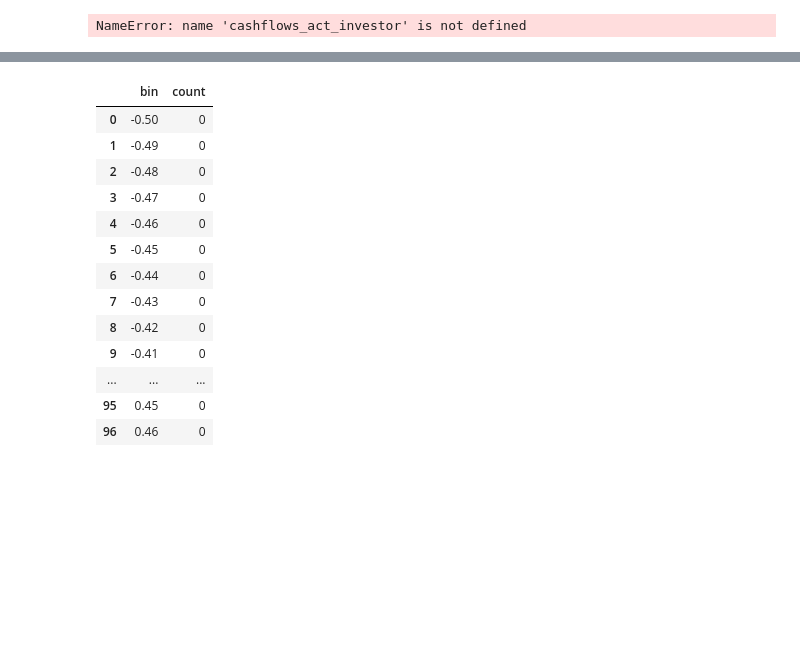
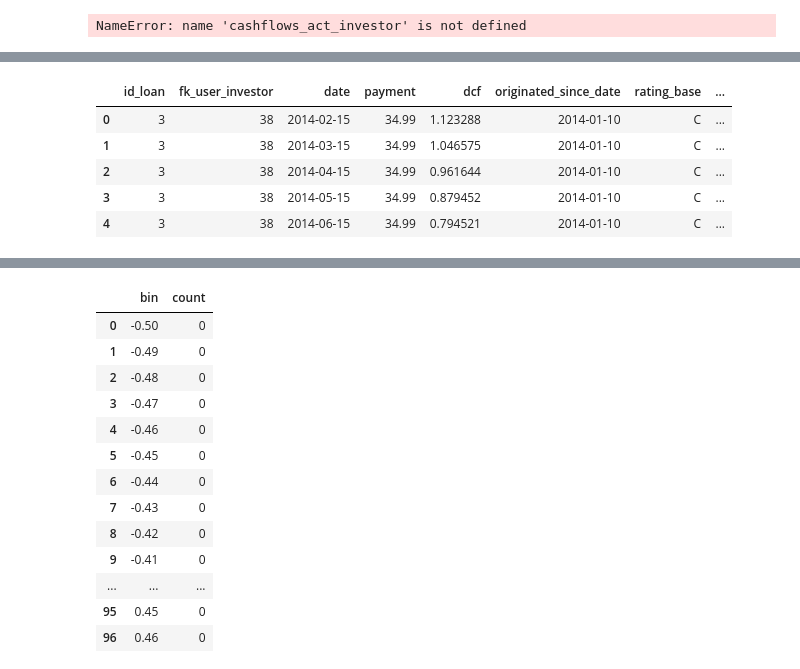
Before and after one commit to seanv507/IPython-Notebooks, a Jupyter notebook: returns01.ipynb, the cells around one changed output, grey strips where cells are left out. Cells and saved outputs as stored; diff of their text form; code cells hidden in the pictures; blank space fills up the shorter version.

```diff
--- a/returns01.ipynb
+++ b/returns01.ipynb
@@ -711,4 +778,4 @@ def recovery(amounts):
     # losses return 0.4186+(0.7387-.4186)*(amounts>5000)+ (0.8575 - 0.7387)*(amounts>25000)
 # %%
 payment_plans['recovery']=recovery(payment_plans.initial_principal_amount)
-payment_plans_combined['recovery']=recovery(payment_plans_combined.initial_principal_amount_investor)
+payment_plans_combined['recovery']=recovery(payment_plans_combined.initial_principal_amount_borrower)
@@ -754,3 +914,12 @@ loans_plan_all_xirr=cashflows_plan_investor_all.groupby('id_loan').apply(lambda
+# %%
+cashflows_plan_investor_20150430.head()
+# %% [output]
+|  | id_loan | fk_user_investor | date | payment | dcf | originated_since_date | rating_base | ... |
+| 0 | 3 | 38 | 2014-02-15 | 34.99 | 1.123288 | 2014-01-10 | C | ... |
+| 1 | 3 | 38 | 2014-03-15 | 34.99 | 1.046575 | 2014-01-10 | C | ... |
+| 2 | 3 | 38 | 2014-04-15 | 34.99 | 0.961644 | 2014-01-10 | C | ... |
+| 3 | 3 | 38 | 2014-05-15 | 34.99 | 0.879452 | 2014-01-10 | C | ... |
+| 4 | 3 | 38 | 2014-06-15 | 34.99 | 0.794521 | 2014-01-10 | C | ... |
 # %%
 #loans_xirr=pd.DataFrame({'plan':loan_pp_xirr,'origpd':loans_fut_xirr_origpd, 'inarr':loans_fut_xirr_arrears})
 loans_xirr=pd.DataFrame({'plan_all':loans_plan_all_xirr,'plan_20150430':loans_plan_20150430_xirr,\
```
Also changed, not shown: parts of 43 cells of this notebook.
